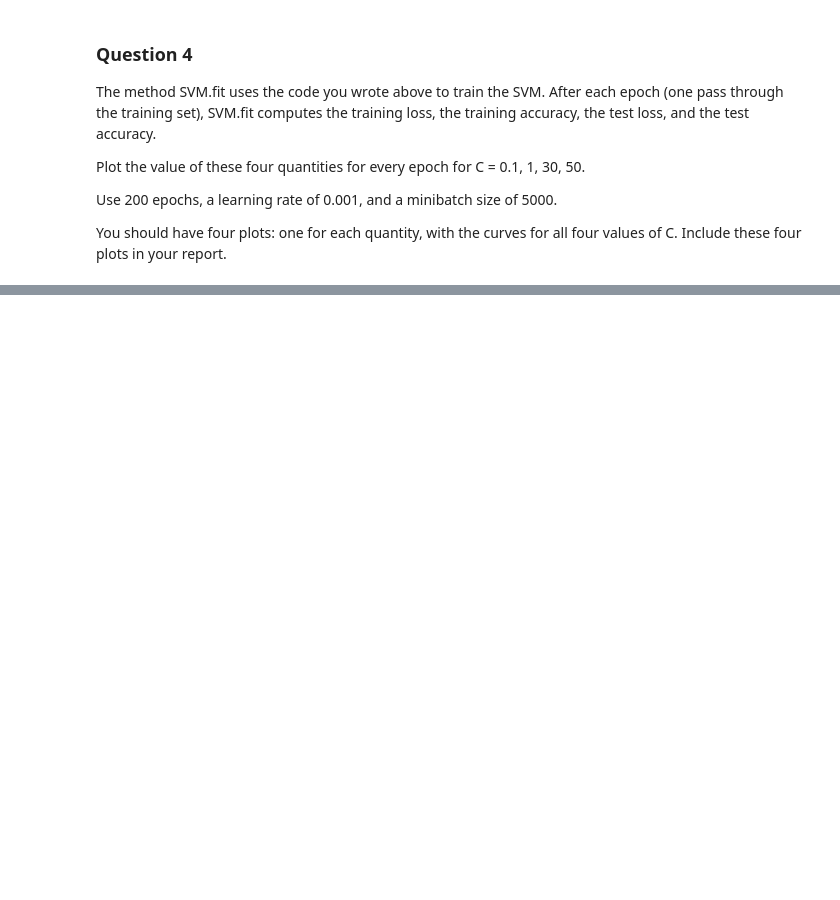
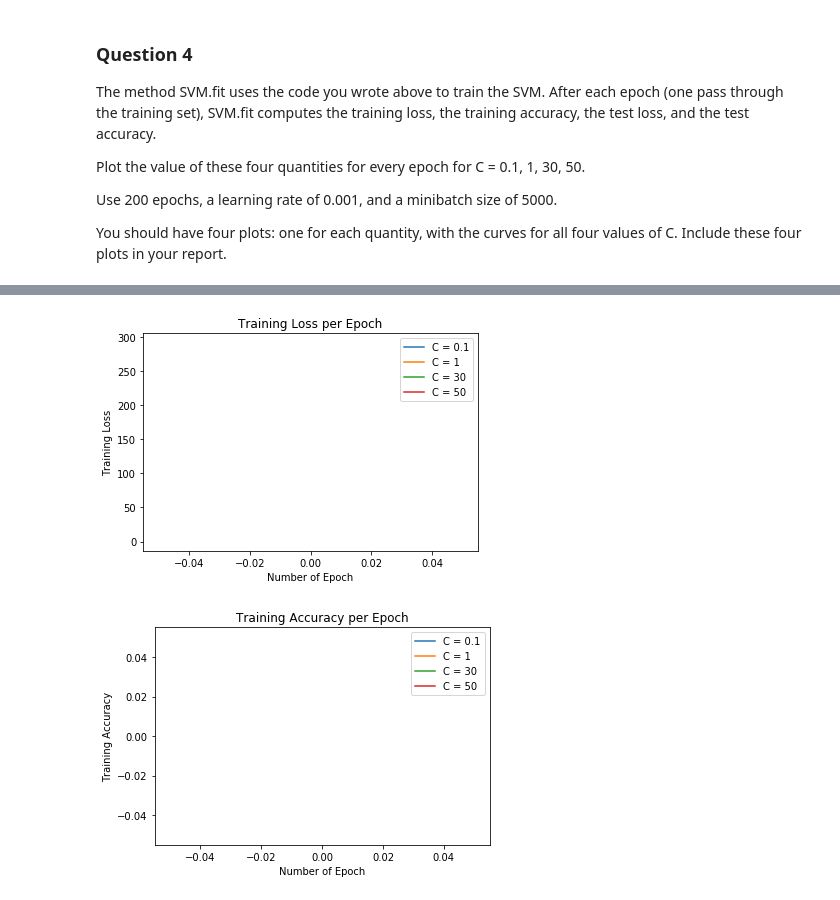
Before and after one commit to k1c/ift_6390, a Jupyter notebook: homework2/Question_4_Plotting.ipynb, the cells around one changed output, grey strips where cells are left out. Drawn from its saved outputs; the diff is of its cells as text; code cells hidden in the pictures; blank space fills up the shorter version.

Commit message:
fixing plotting WIP

```diff
--- a/homework2/Question_4_Plotting.ipynb
+++ b/homework2/Question_4_Plotting.ipynb
@@ -11,6 +11,8 @@ Include these four plots in your report.
 # %%
 import numpy as np
 import matplotlib.pyplot as plt
+from google.colab import drive
+
 
 class SVM:
     def __init__(self,eta, C, niter, batch_size, verbose):
@@ -137,58 +139,25 @@ class SVM:
 if __name__ == "__main__":
     # Load the data files
     print("Loading data...")
+
+    drive.mount('/content/drive')
+    %cd /content/drive/My Drive/ift_6390/homework2/
     x_train = np.load("train_features.npy")
     x_test = np.load("test_features.npy")
     y_train = np.load("train_labels.npy")
     y_test = np.load("test_labels.npy")
 
-    def plot_train_losses(train_losses,iterations):
-        plt.plot(iterations,train_losses[0],label="C = 0.1")
-        plt.plot(iterations,train_losses[1],label="C = 1")
-        plt.plot(iterations,train_losses[2],label="C = 30")
-        plt.plot(iterations,train_losses[3],label="C = 50")
+    def plot(loss_or_acc,iterations, title, ylabel):
+        plt.plot(iterations,loss_or_acc[0],label="C = 0.1")
+        plt.plot(iterations,loss_or_acc[1],label="C = 1")
+        plt.plot(iterations,loss_or_acc[2],label="C = 30")
+        plt.plot(iterations,loss_or_acc[3],label="C = 50")
         plt.legend()
-        plt.title("Training Loss per Epoch")
+        plt.title(title)
         plt.xlabel('Number of Epoch')
-        plt.ylabel('Training Loss')
-        #plt.show()
-        plt.savefig('Training Loss per Epoch.png', bbox_inches='tight')
-
-    def plot_train_accs(train_accs,iterations):
-        plt.plot(iterations,train_accs[0],label="C = 0.1")
-        plt.plot(iterations,train_accs[1],label="C = 1")
-        plt.plot(iterations,train_accs[2],label="C = 30")
-        plt.plot(iterations,train_accs[3],label="C = 50")
-        plt.legend()
-        plt.title("Training Accuracies per Epoch")
-        plt.xlabel('Number of Epoch')
-        plt.ylabel('Training Accuracy')
-        #plt.show()
-        plt.savefig('Training Accuracies per Epoch.png', bbox_inches='tight')
-
-    def plot_test_losses(test_losses,iterations):
-        plt.plot(iterations,test_losses[0],label="C = 0.1")
-        plt.plot(iterations,test_losses[1],label="C = 1")
-        plt.plot(iterations,test_losses[2],label="C = 30")
-        plt.plot(iterations,test_losses[3],label="C = 50")
-        plt.legend()
-        plt.title("Testing Loss per Epoch")
-        plt.xlabel('Number of Epoch')
-        plt.ylabel('Testing Loss')
-        #plt.show()
-        plt.savefig('Testing Loss per Epoch.png', bbox_inches='tight')
-
-    def plot_test_accs(test_accs,iterations):
-        plt.plot(iterations,test_accs[0],label="C = 0.1")
-        plt.plot(iterations,test_accs[1],label="C = 1")
-        plt.plot(iterations,test_accs[2],label="C = 30")
-        plt.plot(iterations,test_accs[3],label="C = 50")
-        plt.legend()
-        plt.title("Testing Accuracies per Epoch")
-        plt.xlabel('Number of Epoch')
-        plt.ylabel('Testing Accuracy')
-        #plt.show()
-        plt.savefig('Testing Accuracies per Epoch.png', bbox_inches='tight')
+        plt.ylabel(ylabel)
+        plt.show()
+        #plt.savefig(title+'.png', bbox_inches='tight')
 
     C = [0.1, 1, 30, 50]
 
@@ -200,7 +169,7 @@ if __name__ == "__main__":
     test_acc = list()
 
     for c in C:
-        svm = SVM(eta=0.001, C=c, niter=EPOCH, batch_size=5000, verbose=False)
+        svm = SVM(eta=0.001, C=c, niter=EPOCH, batch_size=5000, verbose=True)
         # to compute the gradient or loss before training, do the following:
         y_train_ova = svm.make_one_versus_all_labels(y_train, 10) # one-versus-all labels
         svm.w = np.zeros([401, 10])
@@ -214,10 +183,19 @@ if __name__ == "__main__":
         test_losses.append(test_loss_epoch)
         test_acc.append(test_acc_epoch)
 
-    plot_train_losses(train_losses,iterations)
-    plot_train_accs(train_acc,iterations)
-    plot_test_losses(test_losses,iterations)
-    plot_test_accs(test_acc,iterations)
+    title_train_loss = "Training Loss per Epoch"
+    ylabel_train_loss = 'Training Loss'
+    title_train_acc = "Training Accuracy per Epoch"
+    ylabel_train_acc = 'Training Accuracy'
+    title_test_loss = "Testing Loss per Epoch"
+    ylabel_test_loss = 'Testing Loss'
+    title_test_acc = "Testing Accuracy per Epoch"
+    ylabel_test_acc = 'Testing Accuracy'
+
+    plot(train_losses,iterations,title_train_loss,ylabel_train_loss)
+    plot(train_acc,iterations,title_train_acc,ylabel_train_acc)
+    plot(test_losses,iterations,title_test_loss,ylabel_test_loss)
+    plot(test_acc,iterations,title_test_acc,ylabel_test_acc)
 
 
     # to infer after training, do the following:
@@ -226,0 +221,2 @@ Loading data...
+[figure, added]
+[figure, added]
```
Also changed, not shown: parts of 1 cell of this notebook.
